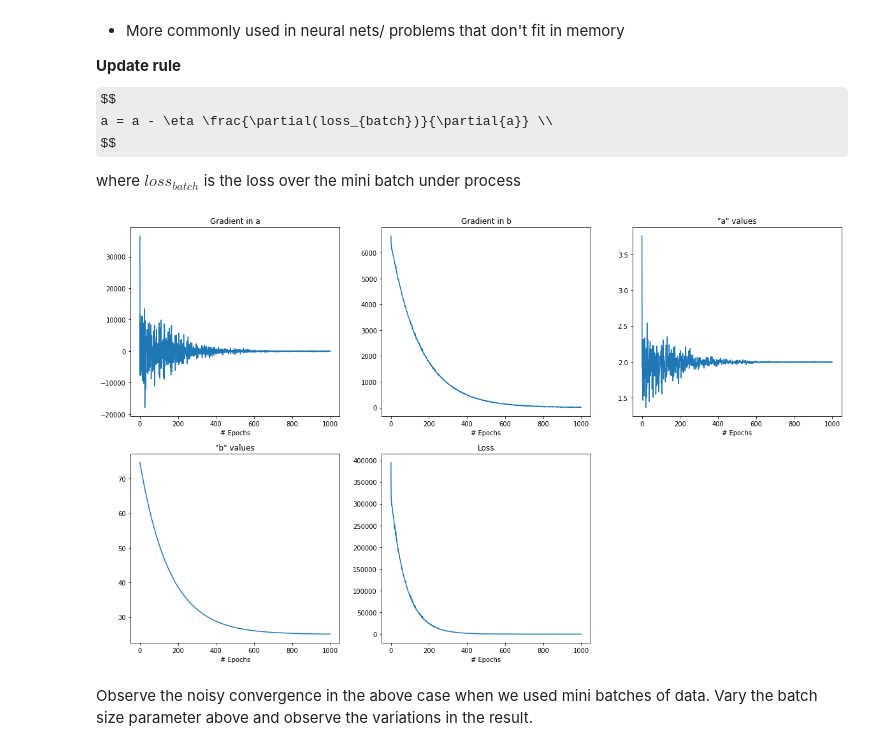
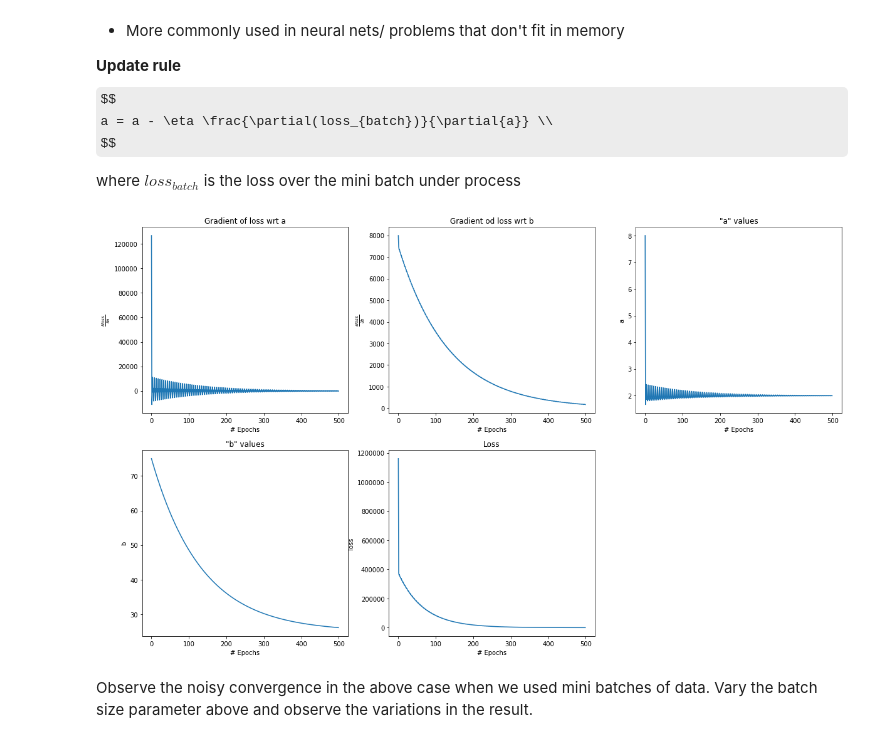
Before and after one commit to falaktheoptimist/gradient_descent_optimizers, a Jupyter notebook: Optimizers Linear Regression example.ipynb, the cells around one changed output. Saved outputs shown, nothing was run; the diff lists cells and outputs as text; code cells hidden in the pictures; some formulas as TeX source.

```diff
--- a/Optimizers Linear Regression example.ipynb
+++ b/Optimizers Linear Regression example.ipynb
@@ -228,22 +240,21 @@ initial_b = 75
 num_epochs = 1000
 eta = 8e-6
 
-grad_store, abvalue_store, loss_store, _ = get_data_stores(num_epochs)
+grad_store, abvalue_store, loss_store, _ = init_data_store(num_epochs)
 
 a_opt = initial_a
 b_opt = initial_b
-abvalue_store[0,:] = [a_opt, b_opt]
 
-grad_a, grad_b, loss = gradient(x, y, a_opt, b_opt)
-grad_store[0,:] = [grad_a, grad_b]
-loss_store[0] = loss
+for i in range(num_epochs):
+    #calculate gradient
+    grad_a, grad_b, loss = gradient(x, y, a_opt, b_opt)
+    abvalue_store[i,:] = [a_opt, b_opt]
 
-for i in range(1,num_epochs):
+    #update rule
     a_opt = a_opt - eta * grad_a
     b_opt = b_opt - eta * grad_b
-    abvalue_store[i,:] = [a_opt, b_opt]
 
-    grad_a, grad_b, loss = gradient(x, y, a_opt, b_opt)
+    # storing them to display later
     grad_store[i,:] = [grad_a, grad_b]
     loss_store[i] = loss
 
@@ -268,36 +279,43 @@ where $loss_{batch}$ is the loss over the mini batch under process
 # %%
 # Mini batch gradient descent
 
 initial_a = 8
 initial_b = 75
-num_epochs = 1000
+num_epochs = 100
 learning_rate = 5e-5
-batch_size = 128 # Lower this and watch the plots grow messy
+batch_size = 150 # Lower this and watch the plots grow messy
+n_batches = int(x.shape[0]/batch_size)
 
-grad_store, abvalue_store, loss_store, velocity_store = get_data_stores(num_epochs)
+grad_store, abvalue_store, loss_store, velocity_store = init_data_store(num_epochs*n_batches)
 
+ix = np.arange(0,x.shape[0])
+np.random.shuffle(ix)
+x = x[ix]
+y = y[ix]
 a_opt = initial_a
 b_opt = initial_b
-abvalue_store[0,:] = [a_opt, b_opt]
 
-x_batch, y_batch = get_random_batch(x,y, batch_size)
-grad_a, grad_b, loss = gradient(x_batch,y_batch, initial_a, initial_b)
-grad_store[0,:] = [grad_a, grad_b]
-abvalue_store[0,:] = [a_opt, b_opt]
-loss_store[0] = loss
+def get_data_from_batch(x,y,idx):
+    start_ix = idx*batch_size
+    end_ix   = min(start_ix + batch_size, x.shape[0])
+    return (x[start_ix:end_ix], y[start_ix:end_ix])
 
-for i in range(num_epochs):
-    a_opt = a_opt - learning_rate * grad_a
-    b_opt = b_opt - learning_rate * grad_b
-    x_batch, y_batch = get_random_batch(x,y, batch_size)
-    grad_a, grad_b, loss = gradient(x_batch, y_batch, a_opt, b_opt)
-    grad_store[i,:] = [grad_a, grad_b]
-    abvalue_store[i,:] = [a_opt, b_opt]
-    loss_store[i] = loss
+i=0
+for epoch in range(num_epochs):
+    for batch_idx in range(n_batches):
+        abvalue_store[i,:] = [a_opt, b_opt]
+        x_batch, y_batch = get_data_from_batch(x,y, batch_idx)
+        grad_a, grad_b, loss = gradient(x_batch, y_batch, a_opt, b_opt)
+        a_opt = a_opt - learning_rate * grad_a
+        b_opt = b_opt - learning_rate * grad_b
+
+        grad_store[i,:] = [grad_a, grad_b]
+        loss_store[i] = loss
+        i += 1
 
 plot_all_results(grad_store, abvalue_store, loss_store)
 # %% [output]
-[figure, old version]
+[figure, new version]
 # %% [markdown]
 Observe the noisy convergence in the above case when we used mini batches of data. Vary the batch size parameter above and observe the variations in the result.
 # %% [markdown]
```
Also changed, not shown: parts of 28 cells of this notebook.
